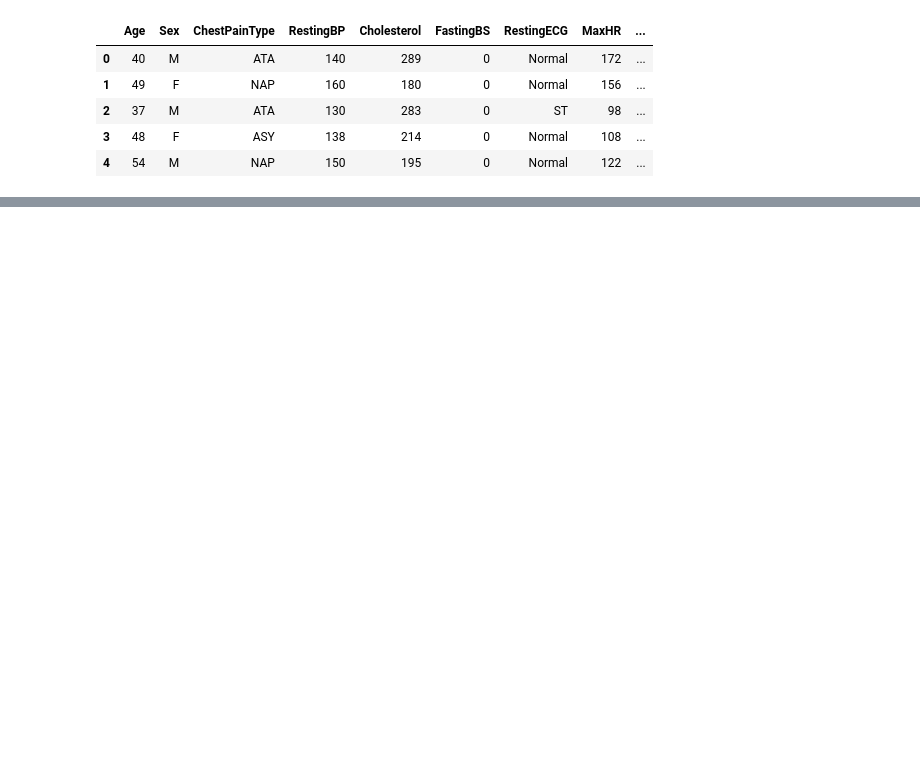
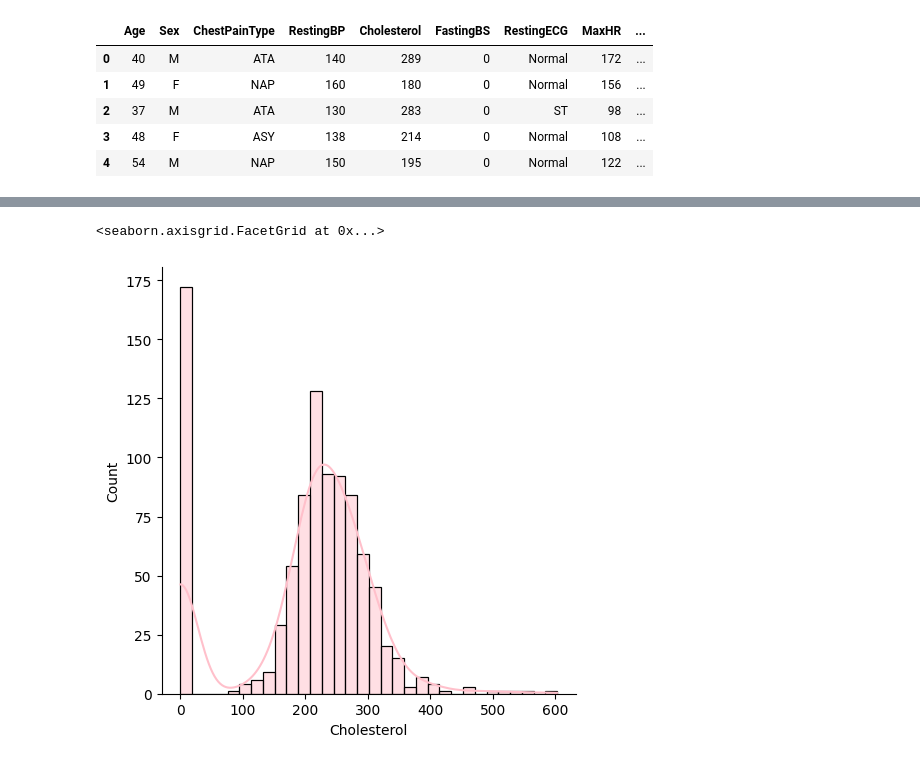
Before and after one commit to ImSowmya/Data-visualization-on-Heart-disease-dataset, a Jupyter notebook: HeartDisease-ExploratoryDataAnalysis.ipynb, the cells around one changed output, grey strips where cells are left out. Saved outputs shown, nothing was run; the diff lists cells and outputs as text; code cells hidden in the pictures; blank space fills up the shorter version.

```diff
--- a/HeartDisease-ExploratoryDataAnalysis.ipynb
+++ b/HeartDisease-ExploratoryDataAnalysis.ipynb
@@ -12,0 +33,5 @@ df.head()
+# %%
+sns.displot(df['Cholesterol'], kde = True, color = 'pink')
+# %% [output]
+<seaborn.axisgrid.FacetGrid at 0x...>
+[figure, added]
```
Also changed, not shown: parts of 6 cells of this notebook.
